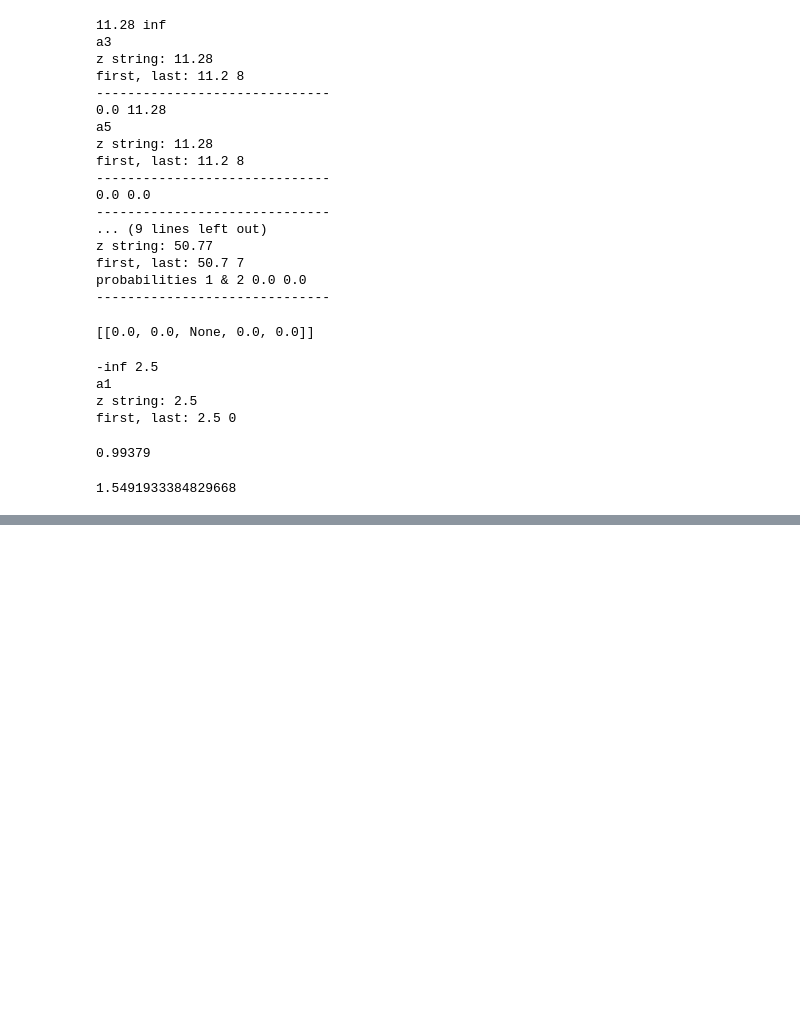
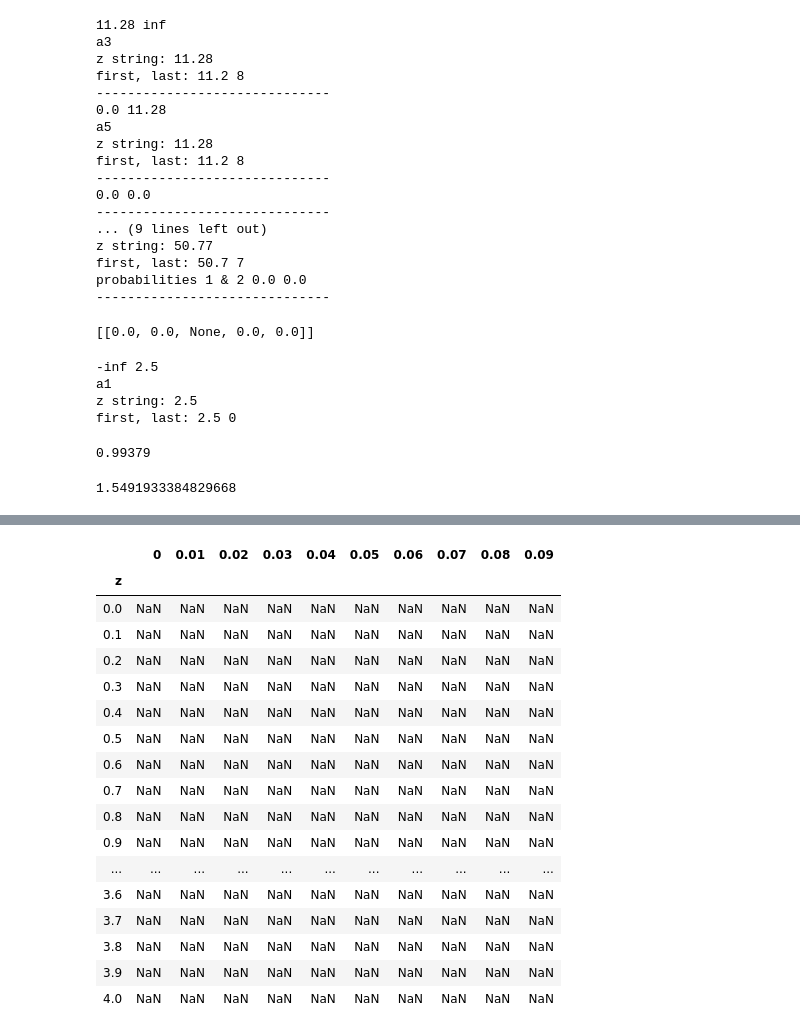
Before and after one commit to amitsanger3/frequency_distribution, a Jupyter notebook: stat2.ipynb, the cells around one changed output, grey strips where cells are left out. Drawn from its saved outputs; the diff is of its cells as text; code cells hidden in the pictures; blank space fills up the shorter version.

```diff
--- a/stat2.ipynb
+++ b/stat2.ipynb
@@ -169,0 +238,6 @@ scipy.stats.norm()
+# %%
+#file = 'cumulative_from_mean_0toZ.csv'
+file = 'complementary_cumulative.csv'
+df_file = pd.read_csv(file)
+df_file.index = df_file['z']
+df_file.drop('z', axis=1, inplace=True)
@@ -169,0 +254,24 @@ scipy.stats.norm()
+# %%
+dfr = df_file.round(2)
+dfr1 = dfr[dfr == 0.05]
+# %%
+dfr1
+# %% [output]
+|  | 0 | 0.01 | 0.02 | 0.03 | 0.04 | 0.05 | 0.06 | 0.07 | 0.08 | 0.09 |
+| z |  |  |  |  |  |  |  |  |  |  |
+| 0.0 | NaN | NaN | NaN | NaN | NaN | NaN | NaN | NaN | NaN | NaN |
+| 0.1 | NaN | NaN | NaN | NaN | NaN | NaN | NaN | NaN | NaN | NaN |
+| 0.2 | NaN | NaN | NaN | NaN | NaN | NaN | NaN | NaN | NaN | NaN |
+| 0.3 | NaN | NaN | NaN | NaN | NaN | NaN | NaN | NaN | NaN | NaN |
+| 0.4 | NaN | NaN | NaN | NaN | NaN | NaN | NaN | NaN | NaN | NaN |
+| 0.5 | NaN | NaN | NaN | NaN | NaN | NaN | NaN | NaN | NaN | NaN |
+| 0.6 | NaN | NaN | NaN | NaN | NaN | NaN | NaN | NaN | NaN | NaN |
+| 0.7 | NaN | NaN | NaN | NaN | NaN | NaN | NaN | NaN | NaN | NaN |
+| 0.8 | NaN | NaN | NaN | NaN | NaN | NaN | NaN | NaN | NaN | NaN |
+| 0.9 | NaN | NaN | NaN | NaN | NaN | NaN | NaN | NaN | NaN | NaN |
+| ... | ... | ... | ... | ... | ... | ... | ... | ... | ... | ... |
+| 3.6 | NaN | NaN | NaN | NaN | NaN | NaN | NaN | NaN | NaN | NaN |
+| 3.7 | NaN | NaN | NaN | NaN | NaN | NaN | NaN | NaN | NaN | NaN |
+| 3.8 | NaN | NaN | NaN | NaN | NaN | NaN | NaN | NaN | NaN | NaN |
+| 3.9 | NaN | NaN | NaN | NaN | NaN | NaN | NaN | NaN | NaN | NaN |
+| 4.0 | NaN | NaN | NaN | NaN | NaN | NaN | NaN | NaN | NaN | NaN |
```
Also changed, not shown: parts of 19 cells of this notebook, 1 other file.
